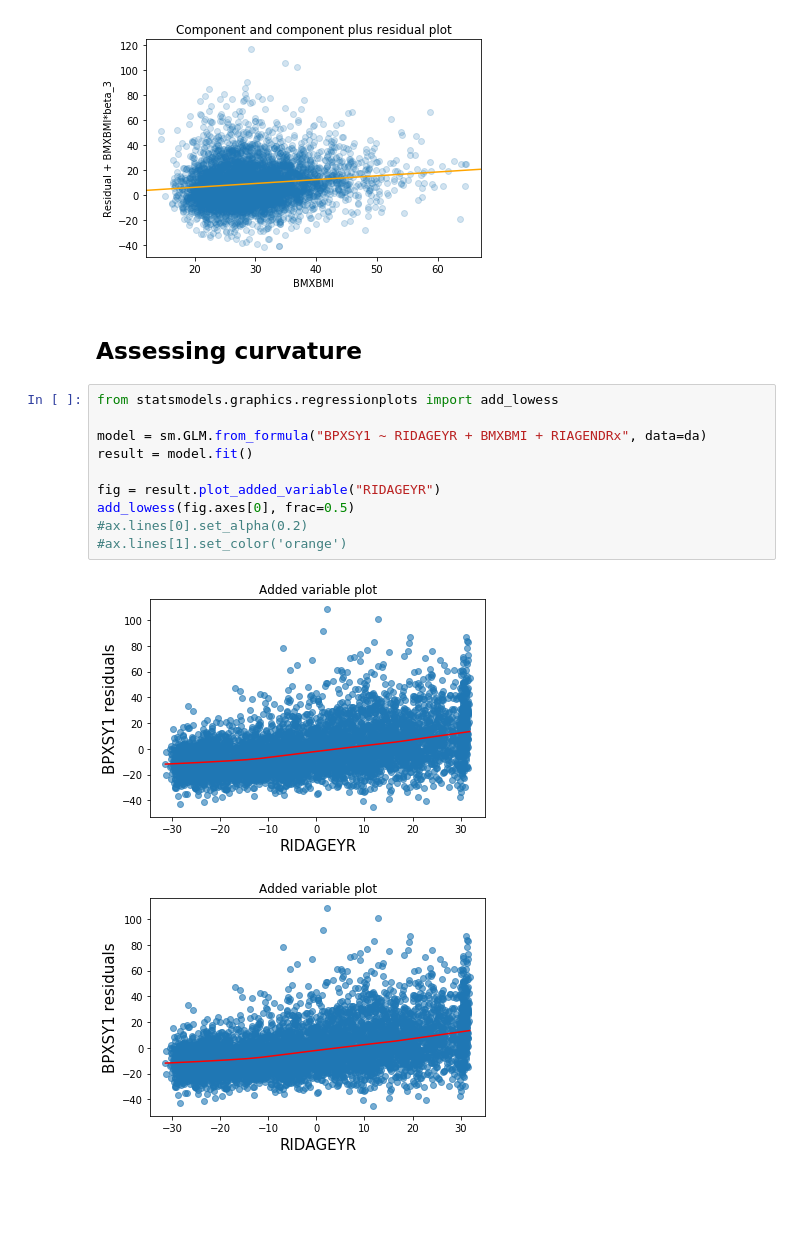
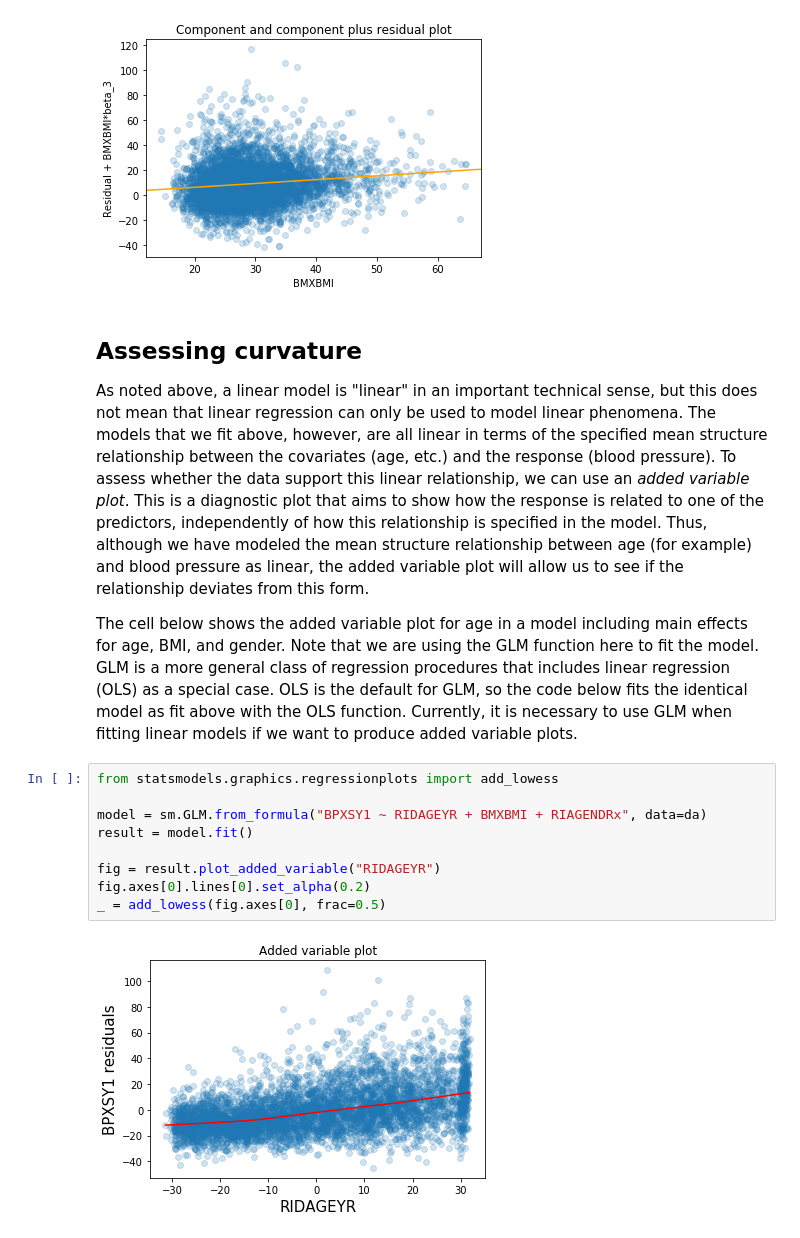
Before and after one commit to Plancks-Constant/cscar-basic-regression, a Jupyter notebook: nhanes.ipynb, the cells around one changed output. Saved outputs shown, nothing was run; the diff lists cells and outputs as text; blank space fills up the shorter version.

```diff
--- a/nhanes.ipynb
+++ b/nhanes.ipynb
@@ -611,18 +611,37 @@ ax.lines[0].set_alpha(0.2)
 ax.lines[1].set_color('orange')
 # %% [output]
 [figure]
-# %% [markdown]
-## Assessing curvature
+# %% [markdown]
+## Assessing curvature
+
+As noted above, a linear model is "linear" in an important technical sense,
+but this does not mean that linear regression can only be used to model
+linear phenomena.  The models that we fit above, however, are all linear in terms
+of the specified mean structure relationship between the covariates (age, etc.)
+and the response (blood pressure).  To assess whether the data support
+this linear relationship, we can use an *added variable plot*.  This
+is a diagnostic plot that aims to show how the response is related
+to one of the predictors, independently of how this relationship is
+specified in the model.  Thus, although we have modeled the mean
+structure relationship between age (for example) and blood pressure
+as linear, the added variable plot will allow us to see if the relationship
+deviates from this form.
+
+The cell below shows the added variable plot for age in a model including
+main effects for age, BMI, and gender.  Note that we are using the GLM
+function here to fit the model.  GLM is a more general class of regression
+procedures that includes linear regression (OLS) as a special case.  OLS
+is the default for GLM, so the code below fits the identical model as
+fit above with the OLS function.  Currently, it is necessary to use GLM
+when fitting linear models if we want to produce added variable plots.
 # %%
 from statsmodels.graphics.regressionplots import add_lowess
 
 model = sm.GLM.from_formula("BPXSY1 ~ RIDAGEYR + BMXBMI + RIAGENDRx", data=da)
 result = model.fit()
 
 fig = result.plot_added_variable("RIDAGEYR")
-add_lowess(fig.axes[0], frac=0.5)
-#ax.lines[0].set_alpha(0.2)
-#ax.lines[1].set_color('orange')
+fig.axes[0].lines[0].set_alpha(0.2)
+_ = add_lowess(fig.axes[0], frac=0.5)
 # %% [output]
-[figure, old version]
+[figure, new version]
-[figure, removed]
```
Also changed, not shown: parts of 8 cells of this notebook.
